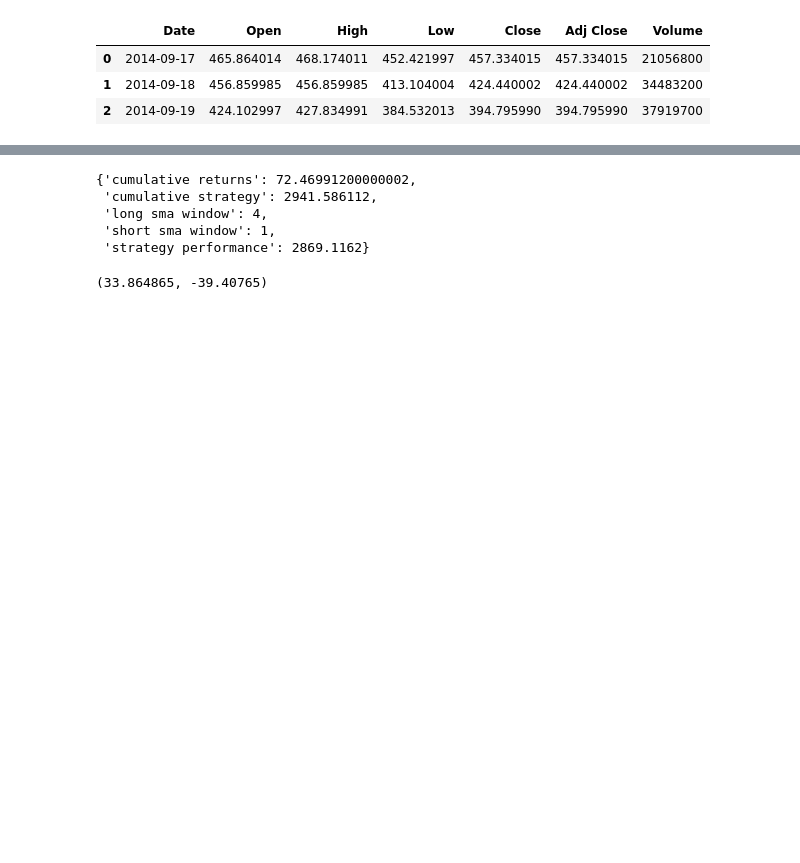
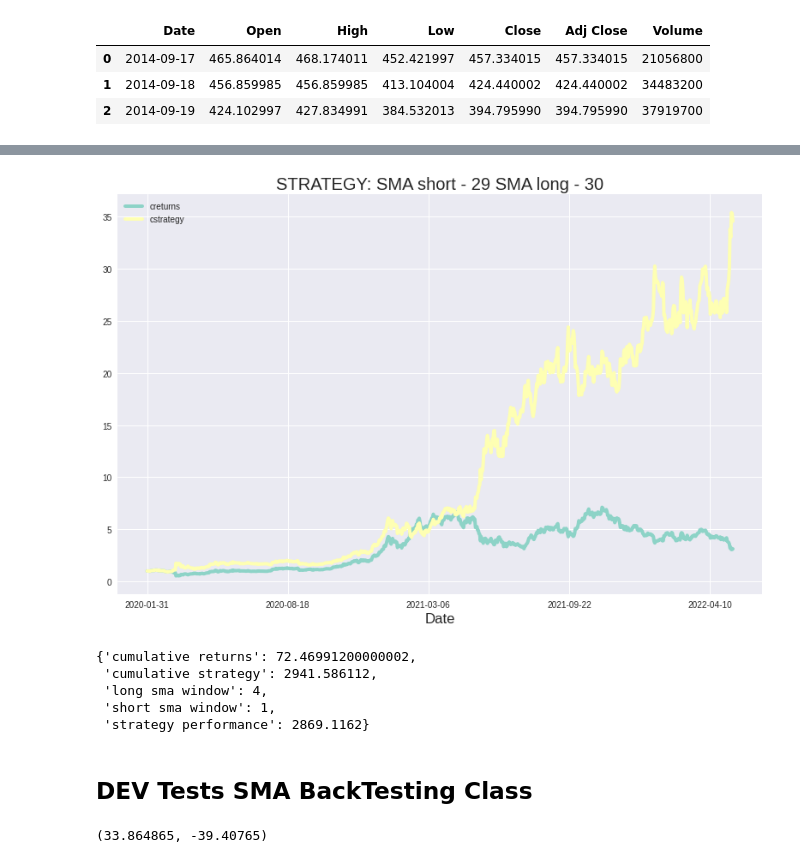
Before and after one commit to jacmal/CRYPTO-Returns-Strategy-Analysis, a Jupyter notebook: CRYPTO_Price_Retruns_Trend_Strategy_Analysis.ipynb, the cells around one changed output, grey strips where cells are left out. Drawn from its saved outputs; the diff is of its cells as text; code cells hidden in the pictures; blank space fills up the shorter version.

```diff
--- a/CRYPTO_Price_Retruns_Trend_Strategy_Analysis.ipynb
+++ b/CRYPTO_Price_Retruns_Trend_Strategy_Analysis.ipynb
@@ -14,3 +16,10 @@ import io
 from collections import deque
 from datetime import datetime
 from scipy.optimize import brute
+# %%
+#plt.style.use('seaborn')
+plt.style.use('dark_background')
+#plt.style.use('fivethirtyeight')
+#plt.style.use('seaborn-dark-palette')
+#plt.style.use('seaborn-dark')
+#plt.style.use('seaborn-darkgrid')
@@ -552,0 +635,11 @@ strategy performance 2869.1162
+# %%
+SHORT_SMA_RANGE = (1, 50)
+LONG_SMA_RANGE = (2, 200)
+
+START_DATE = '2020-01-01'
+END_DATE = '2022-05-13'
+
+tester_sma = SMA_Strategy_Tester(date_start=START_DATE, date_end=END_DATE)
+#tester_sma = SMA_Strategy_Tester()
+tester_sma.load_dataframe(df, normalize=False)
+tester_sma.optimize_sma_strategy_params((SHORT_SMA_RANGE[0], SHORT_SMA_RANGE[1], 1), (LONG_SMA_RANGE[0], LONG_SMA_RANGE[1], 1))
@@ -553,3 +667,13 @@ strategy performance 2869.1162
+# %%
+#plt.style.use('seaborn')
+#plt.style.use('dark_background')
+#plt.style.use('fivethirtyeight')
+#plt.style.use('seaborn-dark-palette')
+#plt.style.use('seaborn-dark')
+plt.style.use('seaborn-darkgrid')
+tester_sma.plot_sma_strategy()
+# %% [output]
+[figure, added]
 # %%
 tester_sma.strategy_metrics
 # %% [output]
@@ -558,6 +682,8 @@ tester_sma.strategy_metrics
  'long sma window': 4,
  'short sma window': 1,
  'strategy performance': 2869.1162}
+# %% [markdown]
+## DEV Tests SMA BackTesting Class
 # %%
 #tester_sma = SMA_Strategy_Tester(50, 200, '2020-01-01', '2021-05-10')
 tester_sma = SMA_Strategy_Tester(50, 200)
```
Also changed, not shown: parts of 17 cells of this notebook.
